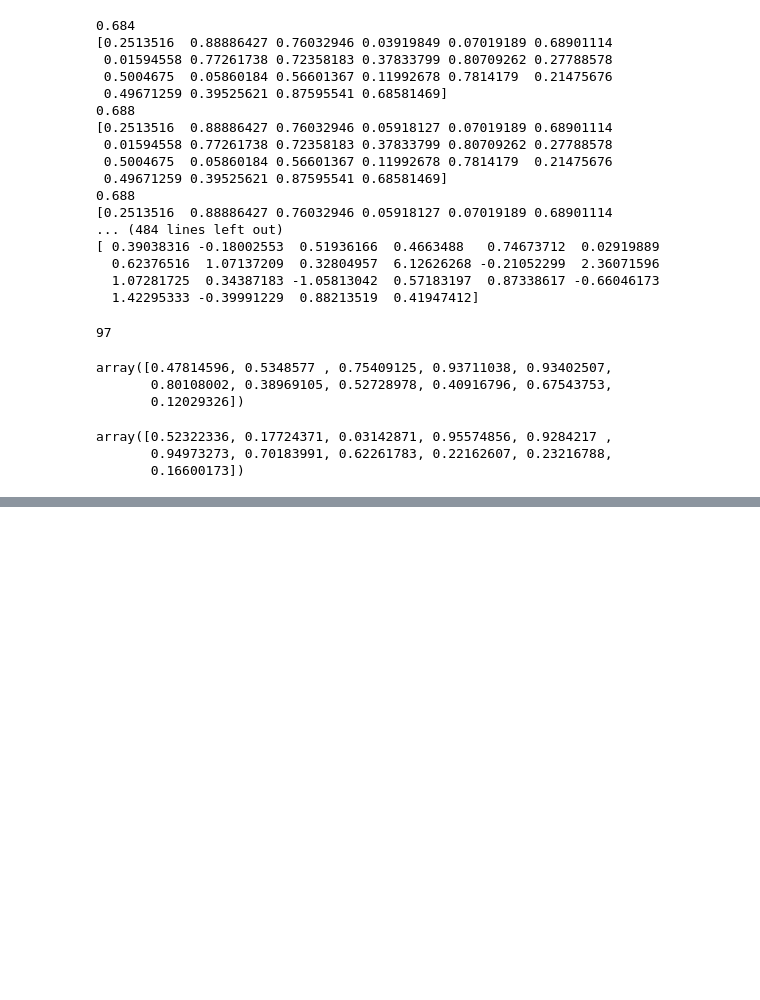
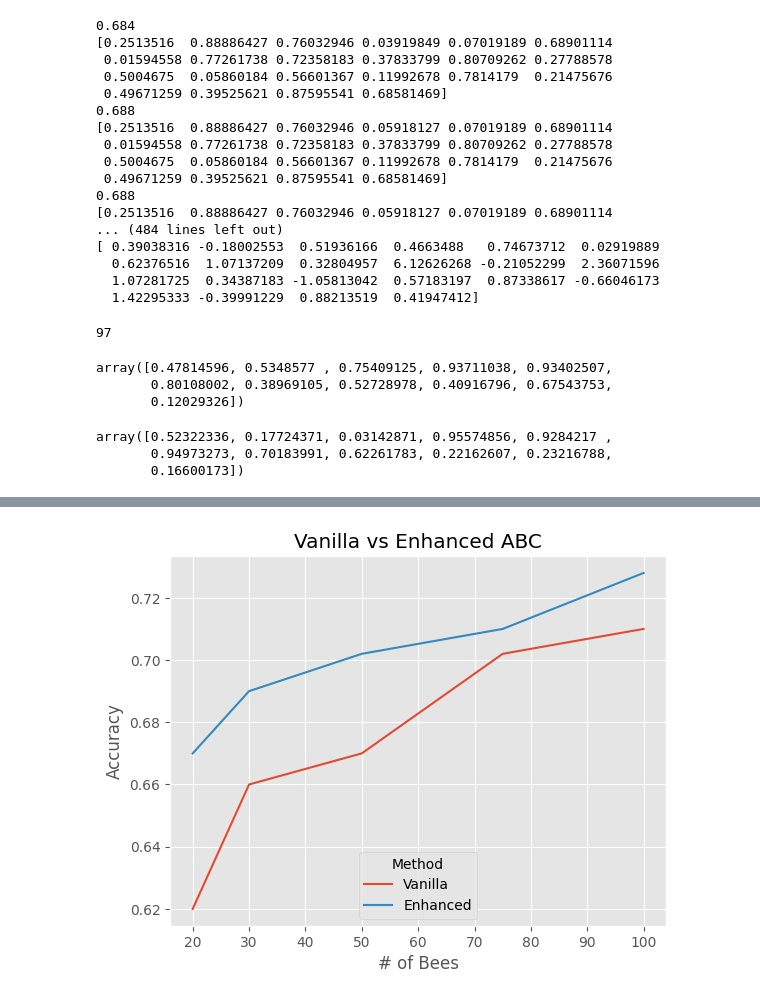
Before and after one commit to sbracellari/csi-6160, a Jupyter notebook: project/project.ipynb, the cells around one changed output, grey strips where cells are left out. Saved outputs shown, nothing was run; the diff lists cells and outputs as text; code cells hidden in the pictures; blank space fills up the shorter version.

```diff
--- a/project/project.ipynb
+++ b/project/project.ipynb
@@ -426,0 +499,23 @@ array([0.52322336, 0.17724371, 0.03142871, 0.95574856, 0.9284217 ,
+# %%
+import matplotlib.pyplot as plt
+import seaborn
+import pandas as pd
+import numpy as np
+
+plt.style.use('ggplot')
+COLORS = seaborn.color_palette()
+f, ax = plt.subplots()
+
+enhanced_abc = np.array([0.67, 0.69, 0.702, 0.71, 0.728])
+vanilla_abc = np.array([0.62, 0.66, 0.67, 0.702, 0.71])
+bees = [20, 30, 50, 75, 100]
+
+method = ['Vanilla' for _ in range(5)] + ['Enhanced' for _ in range(5)]
+plot_df = pd.DataFrame.from_dict({'Accuracy': np.concatenate([vanilla_abc, enhanced_abc]), 'Method': method, '# of Bees': bees + bees})
+ax.set_title('Vanilla vs Enhanced ABC')
+seaborn.lineplot(data=plot_df, x='# of Bees', y='Accuracy', hue='Method', ax=ax, palette=COLORS[0:2])
+seaborn.move_legend(ax, 'lower center')
+for container in ax.containers:
+    ax.bar_label(container, fmt='%.2f')
+# %% [output]
+[figure, added]
```
Also changed, not shown: parts of 6 cells of this notebook.
